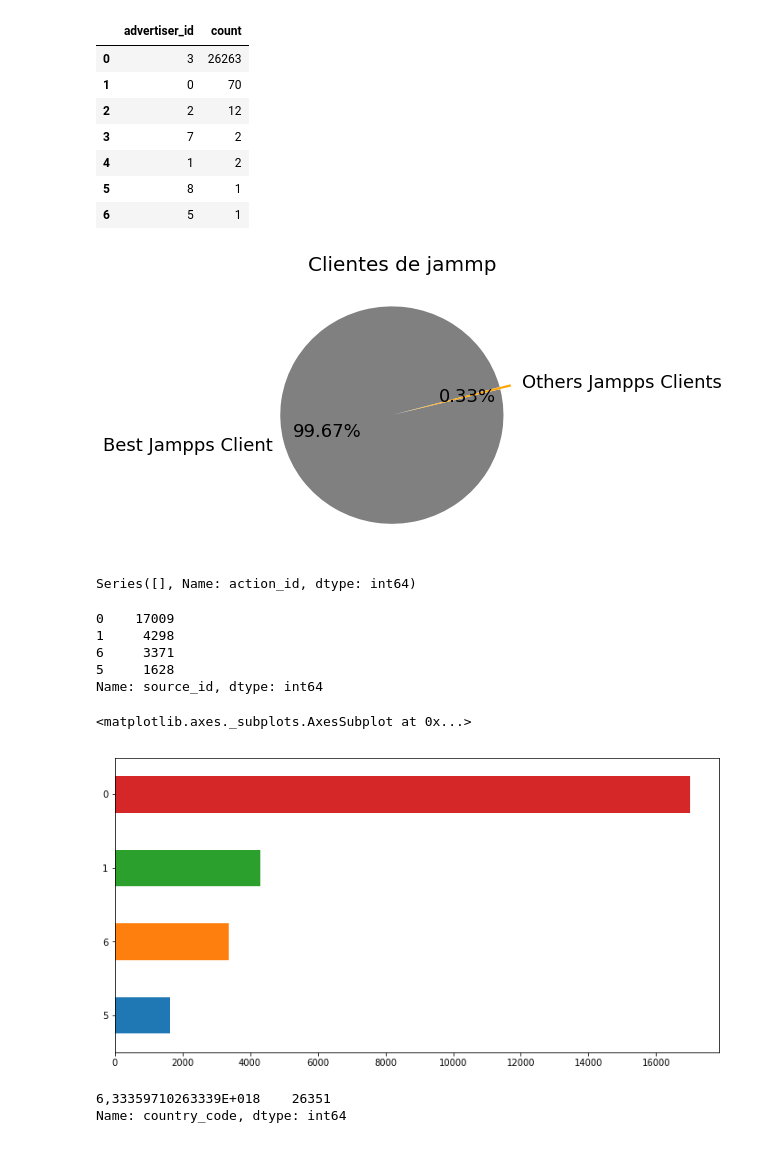
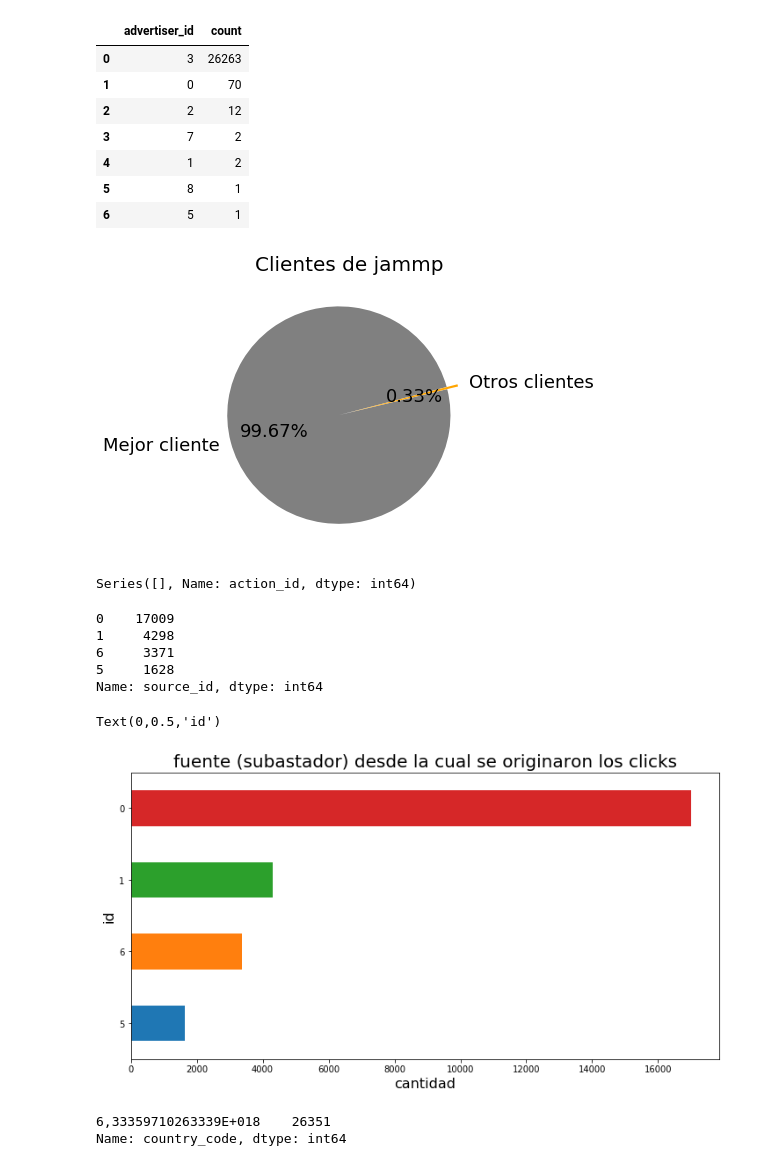
Before and after one commit to cruzpa95/Datos2019, a Jupyter notebook: clicks.ipynb, the cells around one changed output. Cells and saved outputs as stored; diff of their text form; code cells hidden in the pictures.

Commit message:
arreglos y agrego heatmap

```diff
--- a/clicks.ipynb
+++ b/clicks.ipynb
@@ -113,12 +113,12 @@ bestJamppsClient = jamppsClient[jamppsClient['advertiser_id']==3]['count'].sum()
 othersJamppsClient = jamppsClient[jamppsClient['advertiser_id']!=3]['count'].sum()
 # %%
 plot = plt.figure(figsize=(5, 5))
-nombres = ['Best Jampps Client', 'Others Jampps Clients']
+nombres = ['Mejor cliente', 'Otros clientes']
 plot = plt.title('Clientes de jammp', fontsize=20)
 plot = plt.pie([bestJamppsClient,othersJamppsClient], labels=nombres, autopct='%1.2f%%', startangle=15, colors=['grey', 'orange'], explode=(0.1, 0),shadow = False, textprops={'fontsize': 18})
 plt.show()
 # %% [output]
-[figure, old version]
+[figure, new version]
 # %%
 #fila llena de NaNs
 clicks['action_id'].value_counts()
@@ -127,15 +127,18 @@ Series([], Name: action_id, dtype: int64)
 # %%
 #fuente (subastador) desde la cual se originaron los clicks
 display(clicks['source_id'].value_counts().head(4))
-clicks['source_id'].value_counts().head(4).sort_values().plot(kind='barh', figsize=(12,6))
+g = clicks['source_id'].value_counts().head(4).sort_values().plot(kind='barh', figsize=(12,6))
+g.set_title("fuente (subastador) desde la cual se originaron los clicks", fontsize =20)
+g.set_xlabel('cantidad', fontsize=16)
+g.set_ylabel('id', fontsize=16)
 # %% [output]
 0    17009
 1     4298
 6     3371
 5     1628
 Name: source_id, dtype: int64
-<matplotlib.axes._subplots.AxesSubplot at 0x...>
+Text(0,0.5,'id')
-[figure, old version]
+[figure, new version]
 # %%
 #Conclusion: Los datos del dataset corresponden a un solo pais
 #datos sobre un solo pais
```
Also changed, not shown: parts of 11 cells of this notebook, 1 other file.
